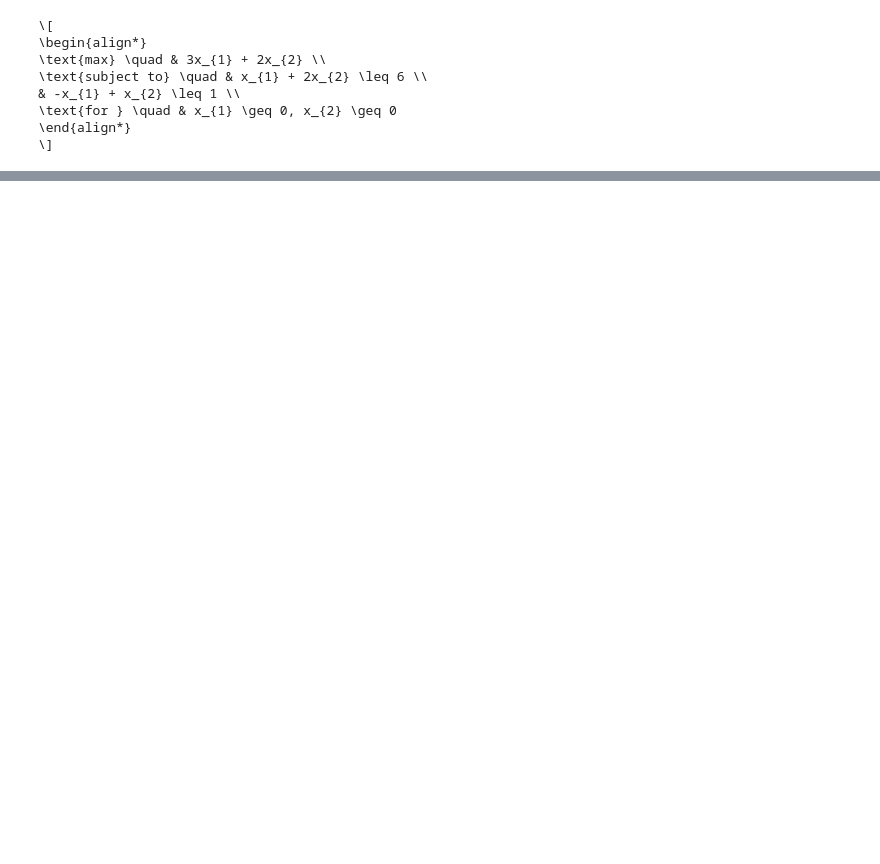
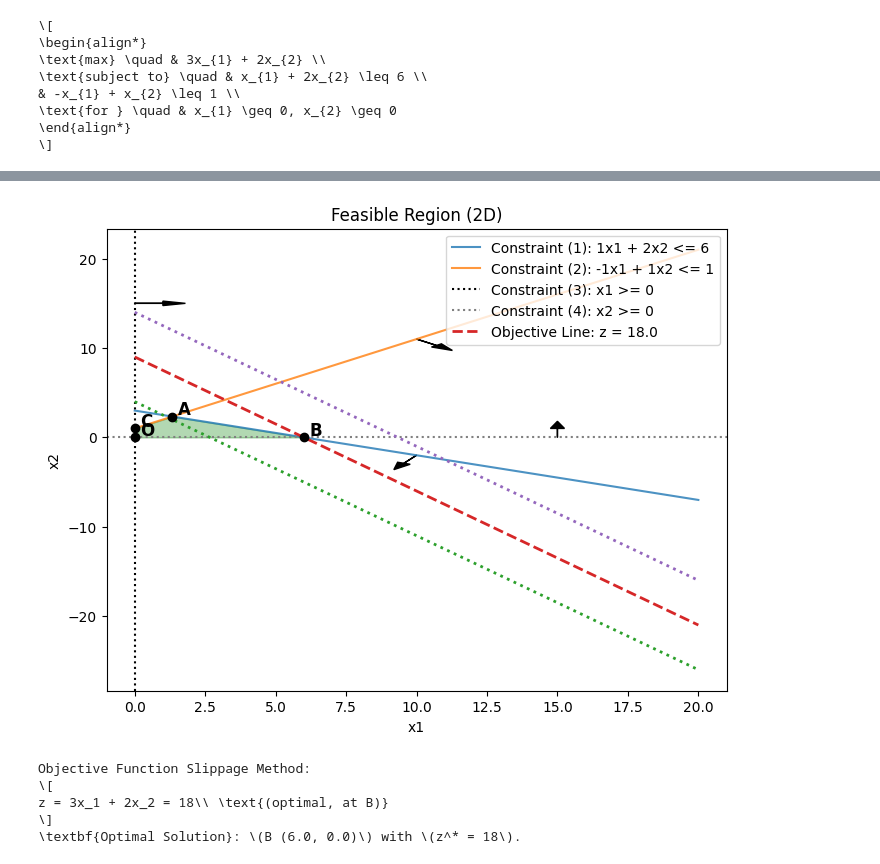
Before and after one commit to letruongzzio/linprog, a Jupyter notebook: research/simplex.ipynb, the cells around one changed output, grey strips where cells are left out. Cells and saved outputs as stored; diff of their text form; code cells hidden in the pictures; blank space fills up the shorter version.

```diff
--- a/research/simplex.ipynb
+++ b/research/simplex.ipynb
@@ -44,0 +60,19 @@ solver._plot_domain()
+# %%
+config = SimplexProblemConfig(
+    method="simplex",
+    objective_type="max",
+    c=[3, 2],
+    A=[
+        [1, 2],
+        [-1, 1]
+    ],
+    b=[6, 1],
+    constraint_signs=["<=", "<="],
+    var_bounds=[">=", ">="],
+    problem_form="general",
+    print_solution=True,
+    print_plot=True,
+    print_tables=True,
+    verbose=True,
+    option="objective"
+)
@@ -44,0 +90,10 @@ solver._plot_domain()
+# %%
+solver = SimplexSolver(config, step=10.0)
+solver.solve()
+# %% [output]
+[figure, added]
+Objective Function Slippage Method:
+\[
+z = 3x_1 + 2x_2 = 18\\ \text{(optimal, at B)}
+\]
+\textbf{Optimal Solution}: \(B (6.0, 0.0)\) with \(z^* = 18\).
```
Also changed, not shown: parts of 7 cells of this notebook, 6 other files.
